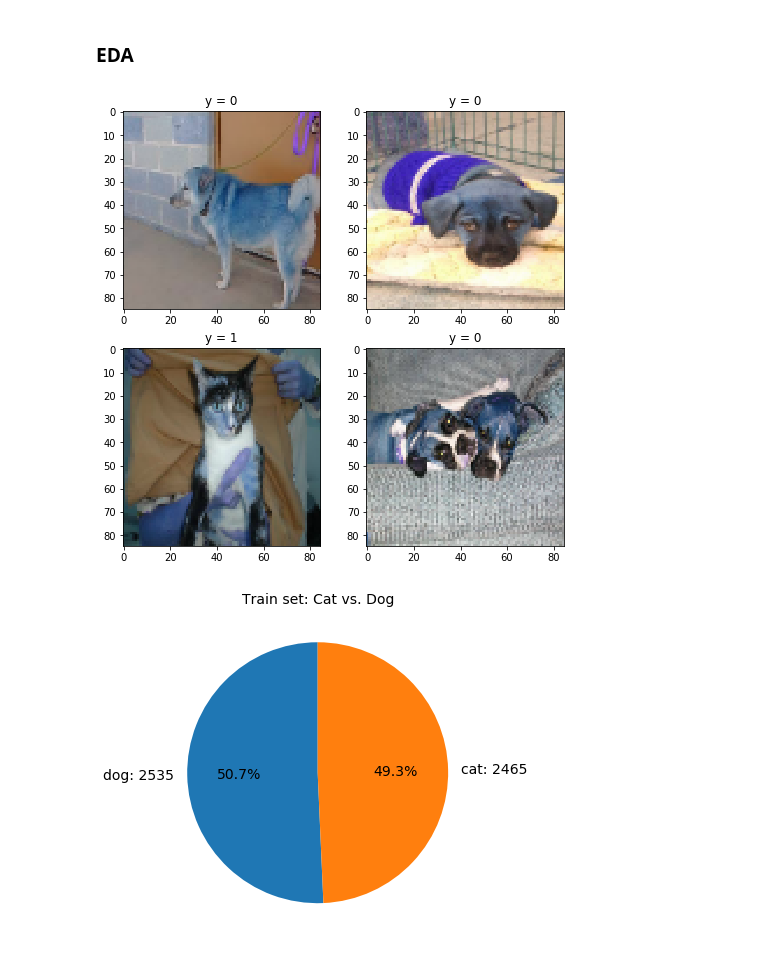
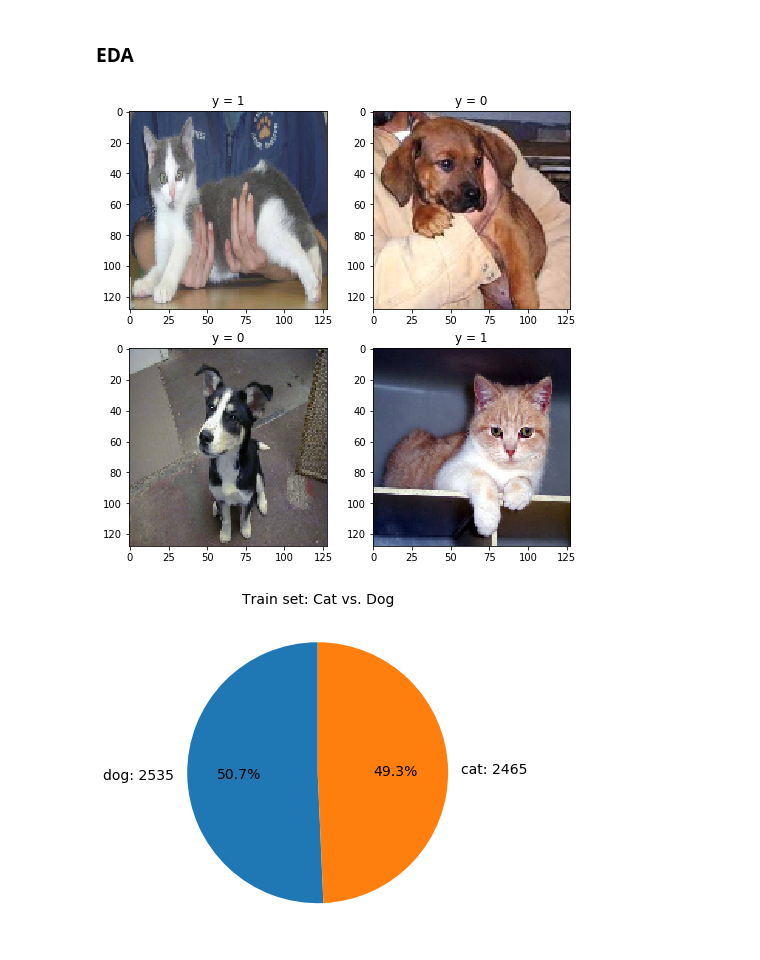
Before and after one commit to jodythai/cats_vs_dogs_dnn, a Jupyter notebook: Deep_NN_dev.ipynb, the cells around one changed output. Saved outputs shown, nothing was run; the diff lists cells and outputs as text; code cells hidden in the pictures.

```diff
--- a/Deep_NN_dev.ipynb
+++ b/Deep_NN_dev.ipynb
@@ -42,15 +44,14 @@ train_set_x_orig, train_set_y_orig, test_set_x_orig, test_set_y_orig = load_data
 # %%
-def resize_image(dataset):
-  resize_ratio = 1.5
+def convert_bgr_rgb(dataset):
+  rgb_dataset = np.empty([len(dataset), dataset[1].shape[0], dataset[1].shape[1], dataset[1].shape[2]], dtype=np.int16)
 
-  resized_dataset = np.empty([len(dataset), int(dataset[1].shape[0] // resize_ratio), int(dataset[1].shape[1] // resize_ratio), dataset[1].shape[2]])
+  print(rgb_dataset.shape)
 
   for i in range(0, len(dataset)):
     image = dataset[i]
-    image_resized = resize(image, (image.shape[0] // resize_ratio, image.shape[1] // resize_ratio), anti_aliasing=True)
-    resized_dataset[i] = image_resized
+    rgb_dataset[i] = image[:,:,::-1] # revert the color modes
 
-  return resized_dataset
+  return rgb_dataset
 
-train_set_x_resized = resize_image(train_set_x_orig)
-test_set_x_resized = resize_image(test_set_x_orig)
+train_set_x_rgb = convert_bgr_rgb(train_set_x_orig)
+test_set_x_rgb = convert_bgr_rgb(test_set_x_orig)
@@ -100,29 +85,29 @@ plt.imshow(train_set_x_grayscale[21])
 # %%
 # Some some random images and their labels
 plt.subplots(figsize = (8,8))
 plt.subplot(221)
-index_1 = np.random.randint(0,len(train_set_x_resized))
-plt.imshow(train_set_x_resized[index_1])
+index_1 = np.random.randint(0,len(train_set_x_rgb))
+plt.imshow(train_set_x_rgb[index_1])
 plt.title("y = " + str(train_set_y_orig[index_1]))
 
 plt.subplot(222)
-index_2 = np.random.randint(0,len(train_set_x_resized))
-plt.imshow(train_set_x_resized[index_2])
+index_2 = np.random.randint(0,len(train_set_x_rgb))
+plt.imshow(train_set_x_rgb[index_2])
 plt.title("y = " + str(train_set_y_orig[index_2]))
 
 plt.subplot(223)
-index_3 = np.random.randint(0,len(train_set_x_resized))
-plt.imshow(train_set_x_resized[index_3])
+index_3 = np.random.randint(0,len(train_set_x_rgb))
+plt.imshow(train_set_x_rgb[index_3])
 plt.title("y = " + str(train_set_y_orig[index_3]))
 
 plt.subplot(224)
-index_4 = np.random.randint(0,len(train_set_x_resized))
-plt.imshow(train_set_x_resized[index_4])
+index_4 = np.random.randint(0,len(train_set_x_rgb))
+plt.imshow(train_set_x_rgb[index_4])
 plt.title("y = " + str(train_set_y_orig[index_4]))
 
 plt.show()
 # %% [output]
-[figure, old version]
+[figure, new version]
 # %%
 # Visualization the train set labels
 unique, counts = np.unique(train_set_y_orig, return_counts = True)
```
Also changed, not shown: parts of 19 cells of this notebook, 4 other files.
